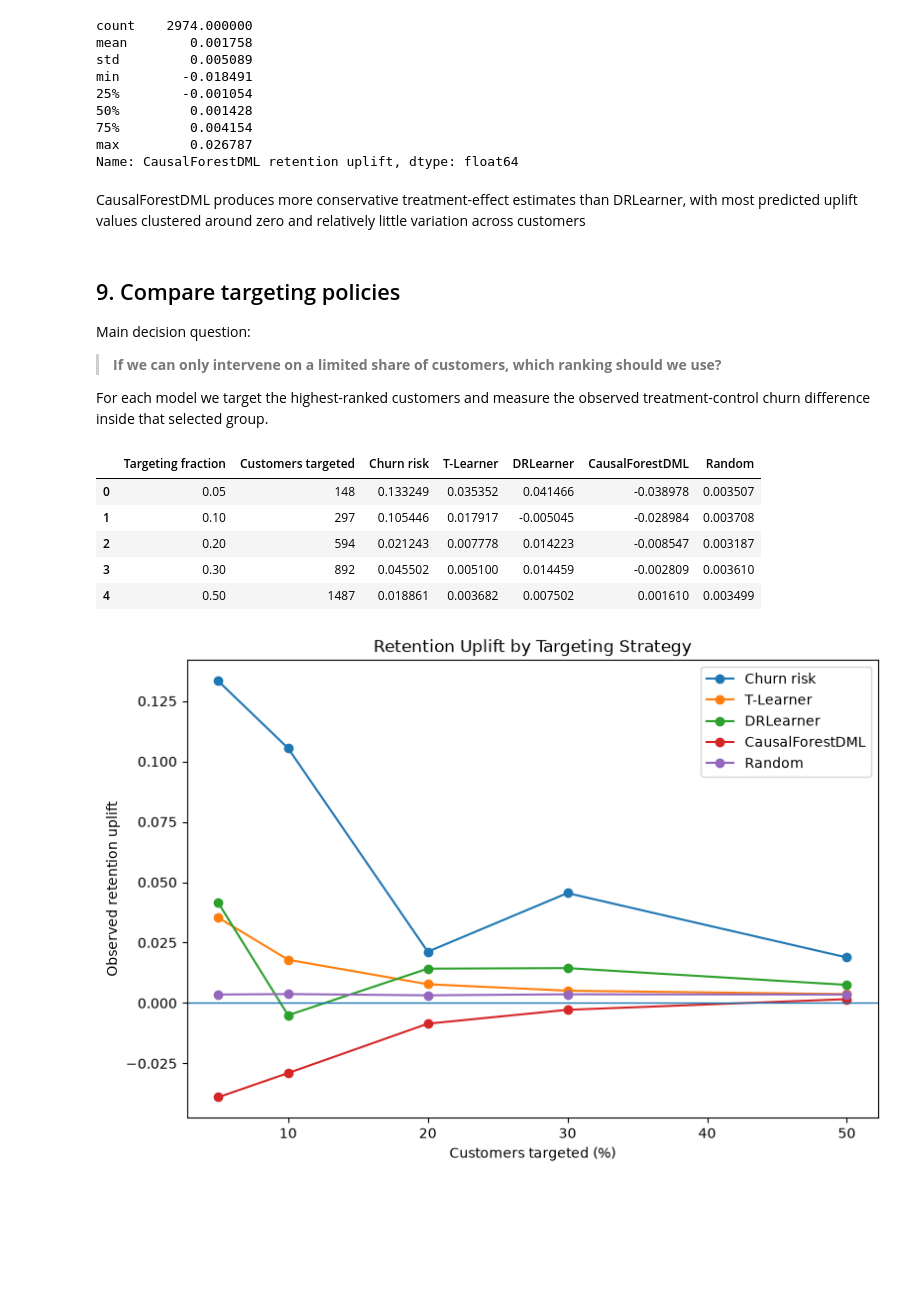
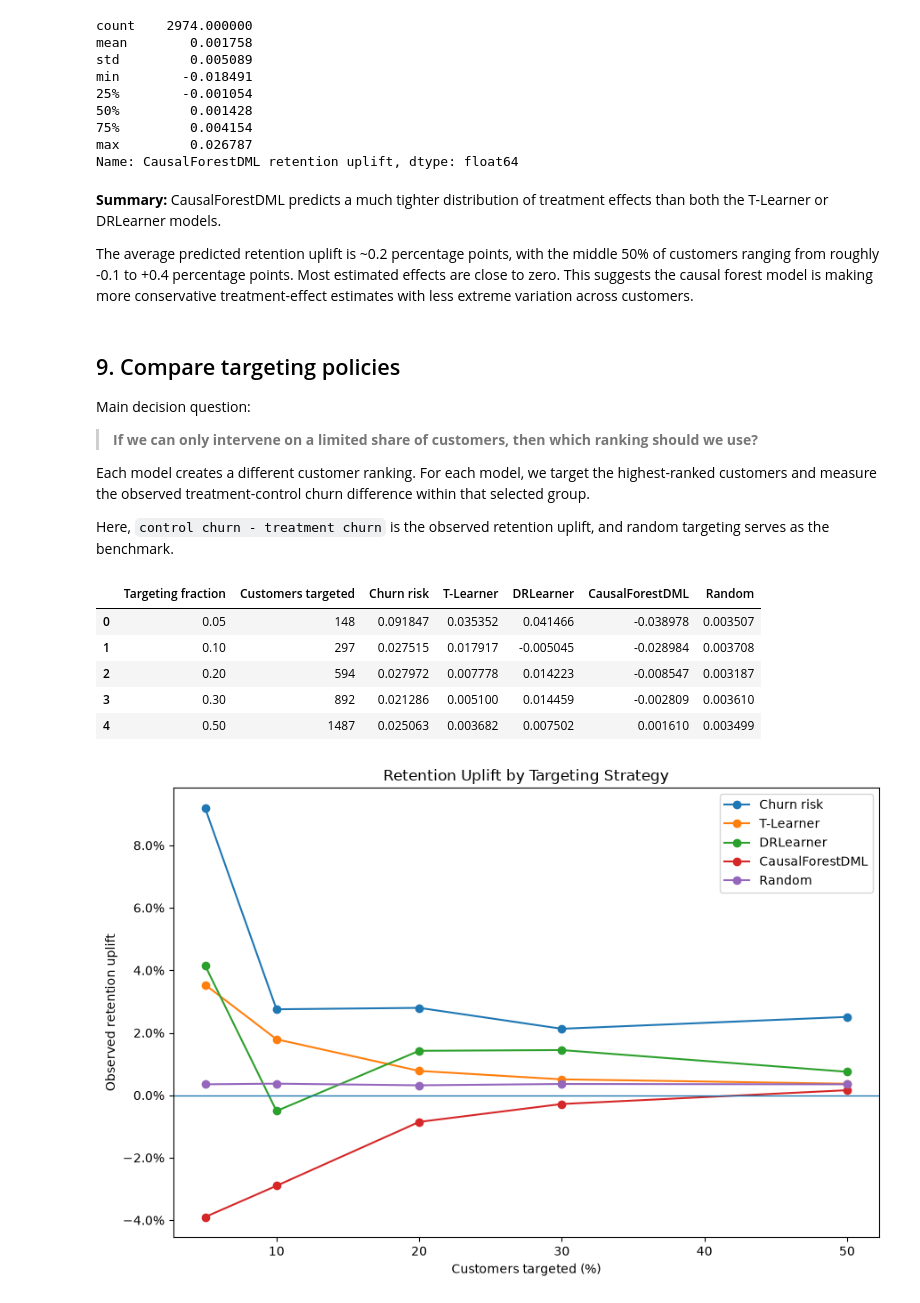
Before and after one commit to ACSanders/beyond-churn, a Jupyter notebook: notebooks/03_causal_uplift_modeling.ipynb, the cells around one changed output. Cells and saved outputs as stored; diff of their text form; code cells hidden in the pictures; blank space fills up the shorter version.

Commit message:
Update causal targeting with LightGBM churn model

```diff
--- a/notebooks/03_causal_uplift_modeling.ipynb
+++ b/notebooks/03_causal_uplift_modeling.ipynb
@@ -445,18 +522,24 @@ min        -0.018491
 max         0.026787
 Name: CausalForestDML retention uplift, dtype: float64
 # %% [markdown]
-CausalForestDML produces more conservative treatment-effect estimates than DRLearner, with most predicted uplift values clustered around zero and relatively little variation across customers
+**Summary:** CausalForestDML predicts a much tighter distribution of treatment effects than both the T-Learner or DRLearner models.
+
+The average predicted retention uplift is ~0.2 percentage points, with the middle 50% of customers ranging from roughly -0.1 to +0.4 percentage points. Most estimated effects are close to zero. This suggests the causal forest model is making more conservative treatment-effect estimates with less extreme variation across customers.
 # %% [markdown]
 ## 9. Compare targeting policies
 
 Main decision question:
 
-> **If we can only intervene on a limited share of customers, which ranking should we use?**
+> **If we can only intervene on a limited share of customers, then which ranking should we use?**
 
-For each model we target the highest-ranked customers and measure the observed treatment-control churn difference inside that selected group.
+Each model creates a different customer ranking. For each model, we target the highest-ranked customers and measure the observed treatment-control churn difference within that selected group.
+
+Here, `control churn - treatment churn` is the observed retention uplift, and random targeting serves as the benchmark.
 # %%
+# we will compare several targeting budgets from top 5% to top 50% of customers
 policy_budgets = [0.05, 0.10, 0.20, 0.30, 0.50]
 
+# Each policy ranks customers using a different score
 policy_columns = {
     "Churn risk": "predicted_churn_risk",
     "T-Learner": "predicted_t_uplift",
@@ -474,9 +557,14 @@ for fraction in policy_budgets:
         "Customers targeted": n_target
     }
 
+    # for each policy we target the highest-ranked customers
     for policy_name, score_col in policy_columns.items():
-        targeted = eval_results.nlargest(n_target, score_col)
+        targeted = eval_results.nlargest(
+            n_target,
+            score_col
+        )
 
+        # measure observed churn separately in control and treatment
         control_rate = targeted.loc[
             targeted["treatment"] == 0,
             "y"
@@ -487,8 +575,12 @@ for fraction in policy_budgets:
             "y"
         ].mean()
 
-        row[policy_name] = control_rate - treatment_rate
+        # note that positive values mean treatment reduced churn in the targeted group
+        row[policy_name] = (
+            control_rate - treatment_rate
+        )
 
+    # and random targeting gives us a simple benchmark for comparison
     random_uplifts = []
 
     for seed in range(250):
@@ -507,48 +599,72 @@ for fraction in policy_budgets:
             "y"
         ].mean()
 
-        random_uplifts.append(control_rate - treatment_rate)
+        random_uplifts.append(
+            control_rate - treatment_rate
+        )
 
-    row["Random"] = np.nanmean(random_uplifts)
+    # Average across many random samples for a more stable benchmark
+    row["Random"] = np.nanmean(
+        random_uplifts
+    )
+
     policy_rows.append(row)
 
-policy_comparison = pd.DataFrame(policy_rows)
+policy_comparison = pd.DataFrame(
+    policy_rows
+)
 
 policy_comparison
 # %% [output]
 |  | Targeting fraction | Customers targeted | Churn risk | T-Learner | DRLearner | CausalForestDML | Random |
-| 0 | 0.05 | 148 | 0.133249 | 0.035352 | 0.041466 | -0.038978 | 0.003507 |
-| 1 | 0.10 | 297 | 0.105446 | 0.017917 | -0.005045 | -0.028984 | 0.003708 |
-| 2 | 0.20 | 594 | 0.021243 | 0.007778 | 0.014223 | -0.008547 | 0.003187 |
-| 3 | 0.30 | 892 | 0.045502 | 0.005100 | 0.014459 | -0.002809 | 0.003610 |
-| 4 | 0.50 | 1487 | 0.018861 | 0.003682 | 0.007502 | 0.001610 | 0.003499 |
+| 0 | 0.05 | 148 | 0.091847 | 0.035352 | 0.041466 | -0.038978 | 0.003507 |
+| 1 | 0.10 | 297 | 0.027515 | 0.017917 | -0.005045 | -0.028984 | 0.003708 |
+| 2 | 0.20 | 594 | 0.027972 | 0.007778 | 0.014223 | -0.008547 | 0.003187 |
+| 3 | 0.30 | 892 | 0.021286 | 0.005100 | 0.014459 | -0.002809 | 0.003610 |
+| 4 | 0.50 | 1487 | 0.025063 | 0.003682 | 0.007502 | 0.001610 | 0.003499 |
 # %%
+# plot
 policy_plot = policy_comparison.copy()
+
+# convert the targeting fraction to percentages for the x-axis
 policy_plot["Customers targeted (%)"] = (
     policy_plot["Targeting fraction"] * 100
 )
 
 plt.figure(figsize=(9, 6))
 
+# plot observed retention uplift for each targeting strategy
 for policy in [
     "Churn risk",
     "T-Learner",
     "DRLearner",
     "CausalForestDML",
     "Random"
 ]:
     plt.plot(
         policy_plot["Customers targeted (%)"],
         policy_plot[policy],
         marker="o",
         label=policy
     )
 
-plt.axhline(0, linewidth=1)
+# zero means no observed treatment effect
+plt.axhline(
+    0,
+    linewidth=1
+)
+
 plt.xlabel("Customers targeted (%)")
 plt.ylabel("Observed retention uplift")
 plt.title("Retention Uplift by Targeting Strategy")
+
+# show uplift as percentages rather than decimals
+plt.gca().yaxis.set_major_formatter(
+    PercentFormatter(1.0)
+)
+
 plt.legend()
+plt.tight_layout()
 plt.show()
 # %% [output]
-[figure, old version]
+[figure, new version]
```
Also changed, not shown: parts of 15 cells of this notebook.
